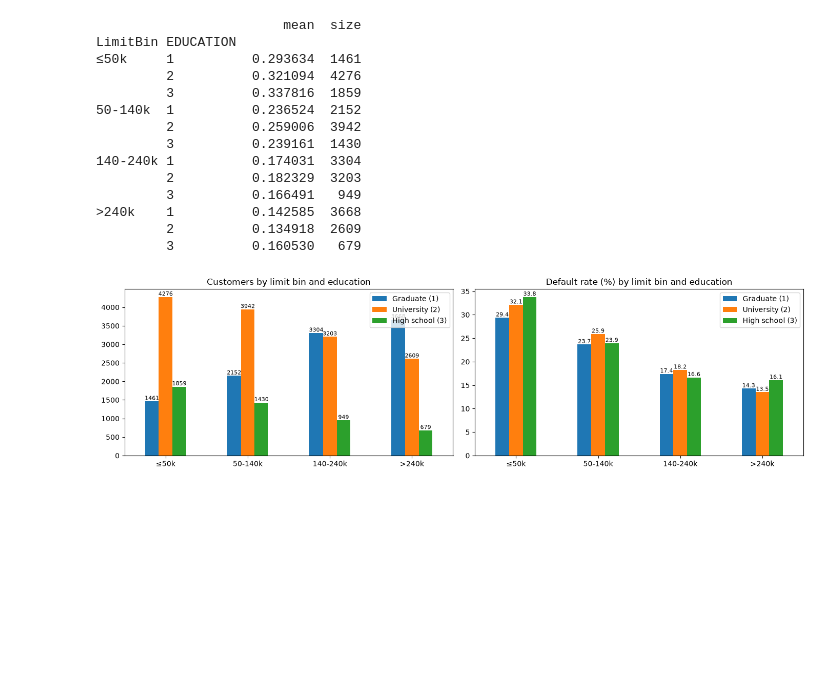
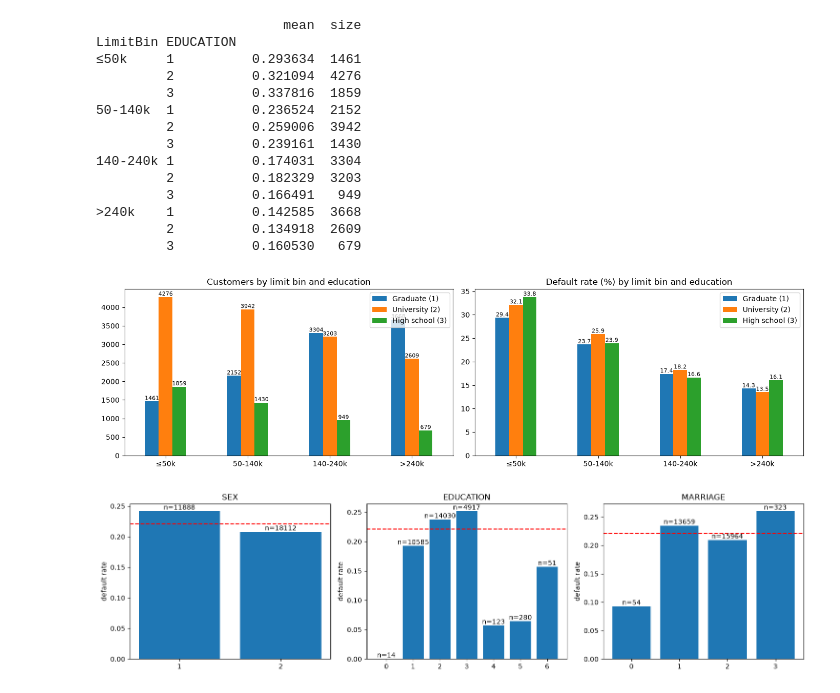
Before and after one commit to Luben69/Default-of-Credit-Card-Clients, a Jupyter notebook: Untitled.ipynb, the cells around one changed output. Cells and saved outputs as stored; diff of their text form; code cells hidden in the pictures; blank space fills up the shorter version.

```diff
--- a/Untitled.ipynb
+++ b/Untitled.ipynb
@@ -679,3 +679,20 @@ plt.tight_layout()
 plt.show()
 # %% [output]
 [figure]
+# %%
+cats = ['SEX', 'EDUCATION', 'MARRIAGE']
+fig, axes = plt.subplots(1, 3, figsize=(15, 4))
+
+for ax, col in zip(axes, cats):
+    g = df.groupby(col)['defpay'].agg(['mean', 'size'])
+    ax.bar(g.index.astype(str), g['mean'])
+    ax.axhline(df['defpay'].mean(), color='red', ls='--')  # overall rate
+    for i, (rate, n) in enumerate(zip(g['mean'], g['size'])):
+        ax.text(i, rate, f'n={n}', ha='center', va='bottom')
+    ax.set_title(col)
+    ax.set_ylabel('default rate')
+
+plt.tight_layout()
+plt.show()
+# %% [output]
+[figure, added]
```
Also changed, not shown: parts of 2 cells of this notebook.
